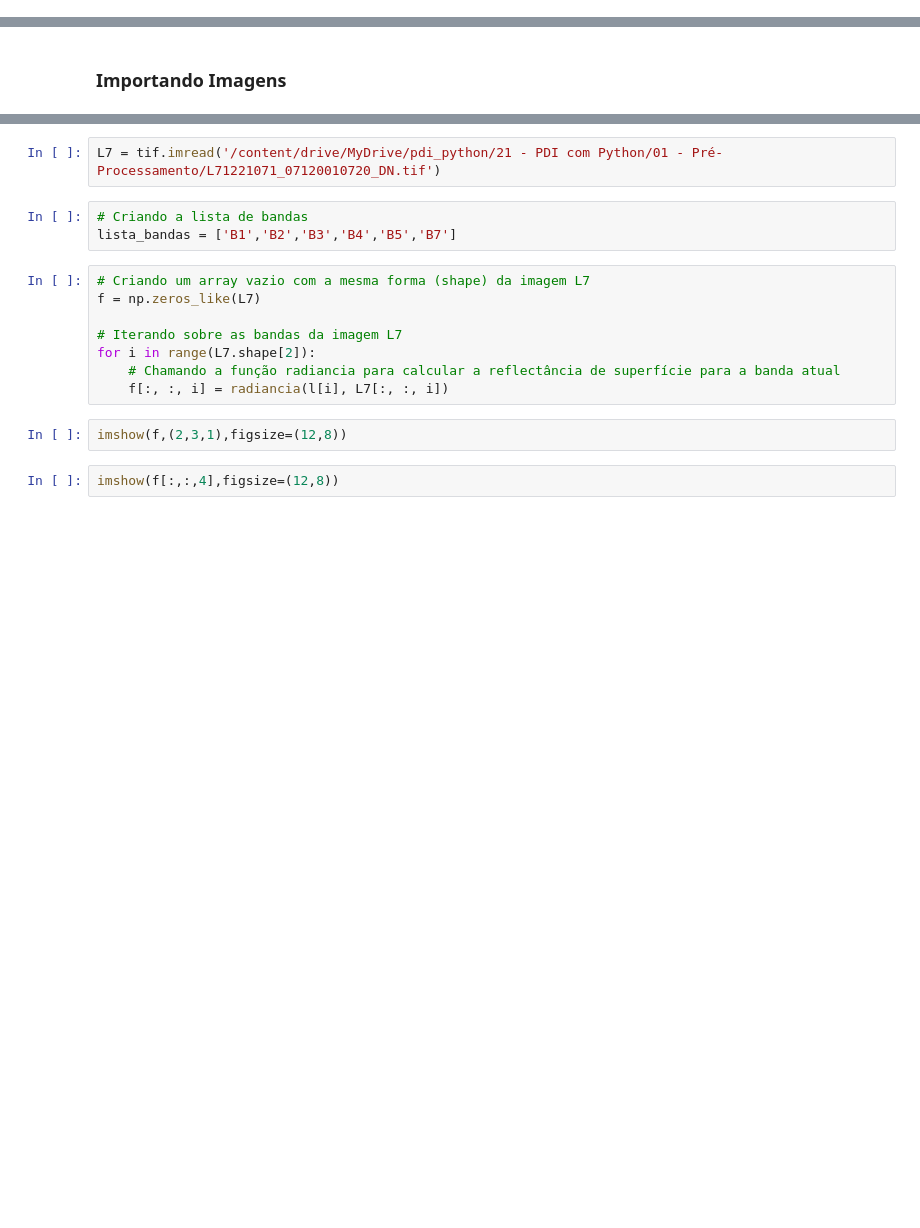
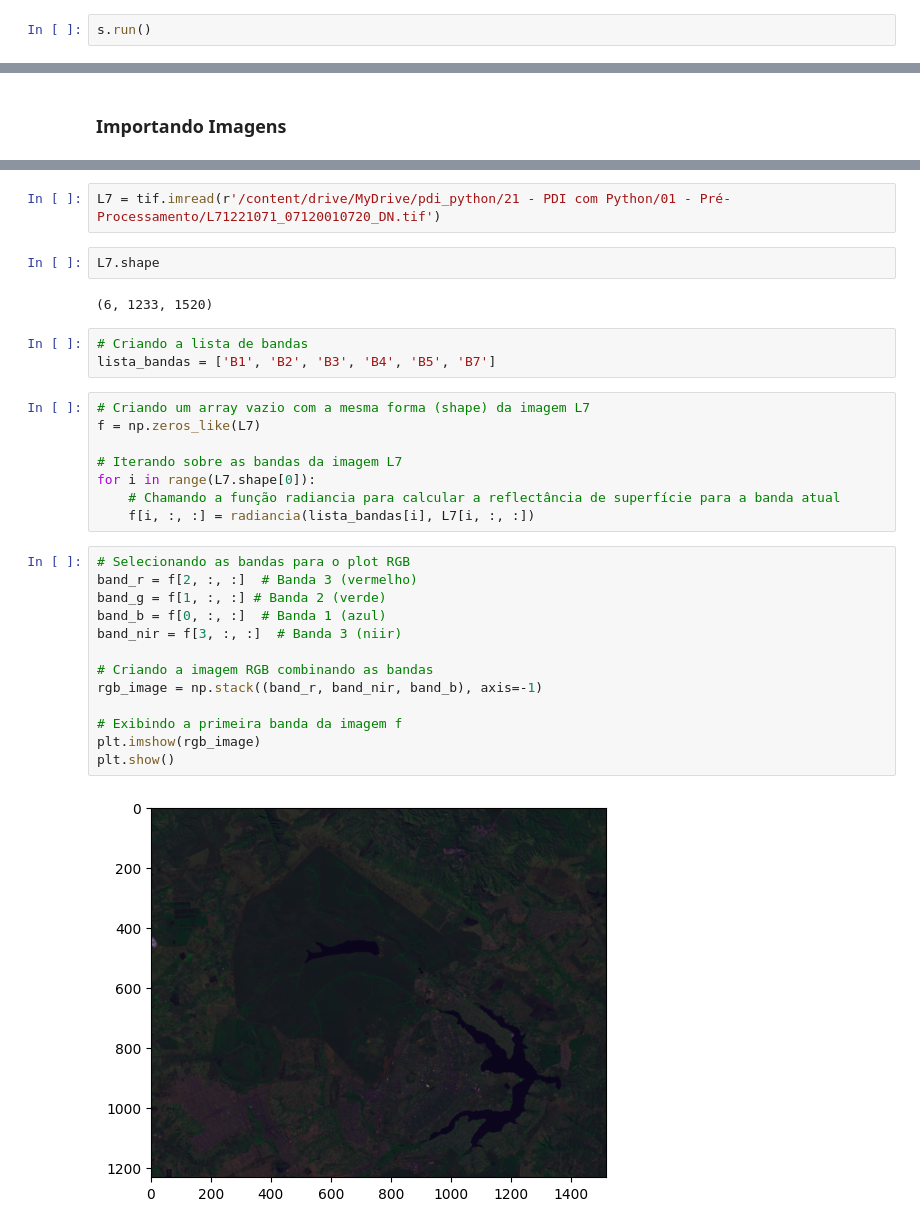
Before and after one commit to jvataidee/pdi_python, a Jupyter notebook: conversao_radiancia_de_superficie.ipynb, the cells around one changed output, grey strips where cells are left out. Saved outputs shown, nothing was run; the diff lists cells and outputs as text; blank space fills up the shorter version.

```diff
--- a/conversao_radiancia_de_superficie.ipynb
+++ b/conversao_radiancia_de_superficie.ipynb
@@ -71,6 +139,8 @@ s.geometry.day = 20  # Dia utilizado para o cálculo da distância Terra-Sol
 # Configurando as altitudes
 s.altitudes.set_sensor_satellite_level()  # Altitude do sensor do satélite
 s.altitudes.set_target_custom_altitude(alt)  # Altitude do alvo personalizada
+# %%
+s.run()
 # %% [markdown]
 ### Criando função de ganho
 # %%
@@ -151,17 +242,32 @@ s.outputs.diffuse_solar_irradiance
 # %%
-L7 = tif.imread('/content/drive/MyDrive/pdi_python/21 - PDI com Python/01 - Pré-Processamento/L71221071_07120010720_DN.tif')
+L7 = tif.imread(r'/content/drive/MyDrive/pdi_python/21 - PDI com Python/01 - Pré-Processamento/L71221071_07120010720_DN.tif')
+# %%
+L7.shape
+# %% [output]
+(6, 1233, 1520)
 # %%
 # Criando a lista de bandas
-lista_bandas = ['B1','B2','B3','B4','B5','B7']
+lista_bandas = ['B1', 'B2', 'B3', 'B4', 'B5', 'B7']
 # %%
 # Criando um array vazio com a mesma forma (shape) da imagem L7
 f = np.zeros_like(L7)
 
 # Iterando sobre as bandas da imagem L7
-for i in range(L7.shape[2]):
+for i in range(L7.shape[0]):
     # Chamando a função radiancia para calcular a reflectância de superfície para a banda atual
-    f[:, :, i] = radiancia(l[i], L7[:, :, i])
+    f[i, :, :] = radiancia(lista_bandas[i], L7[i, :, :])
-# %%
-imshow(f,(2,3,1),figsize=(12,8))
-# %%
-imshow(f[:,:,4],figsize=(12,8))
+# %%
+# Selecionando as bandas para o plot RGB
+band_r = f[2, :, :]  # Banda 3 (vermelho)
+band_g = f[1, :, :] # Banda 2 (verde)
+band_b = f[0, :, :]  # Banda 1 (azul)
+band_nir = f[3, :, :]  # Banda 3 (niir)
+
+# Criando a imagem RGB combinando as bandas
+rgb_image = np.stack((band_r, band_nir, band_b), axis=-1)
+
+# Exibindo a primeira banda da imagem f
+plt.imshow(rgb_image)
+plt.show()
+# %% [output]
+[figure, added]
```
Also changed, not shown: parts of 16 cells of this notebook.
